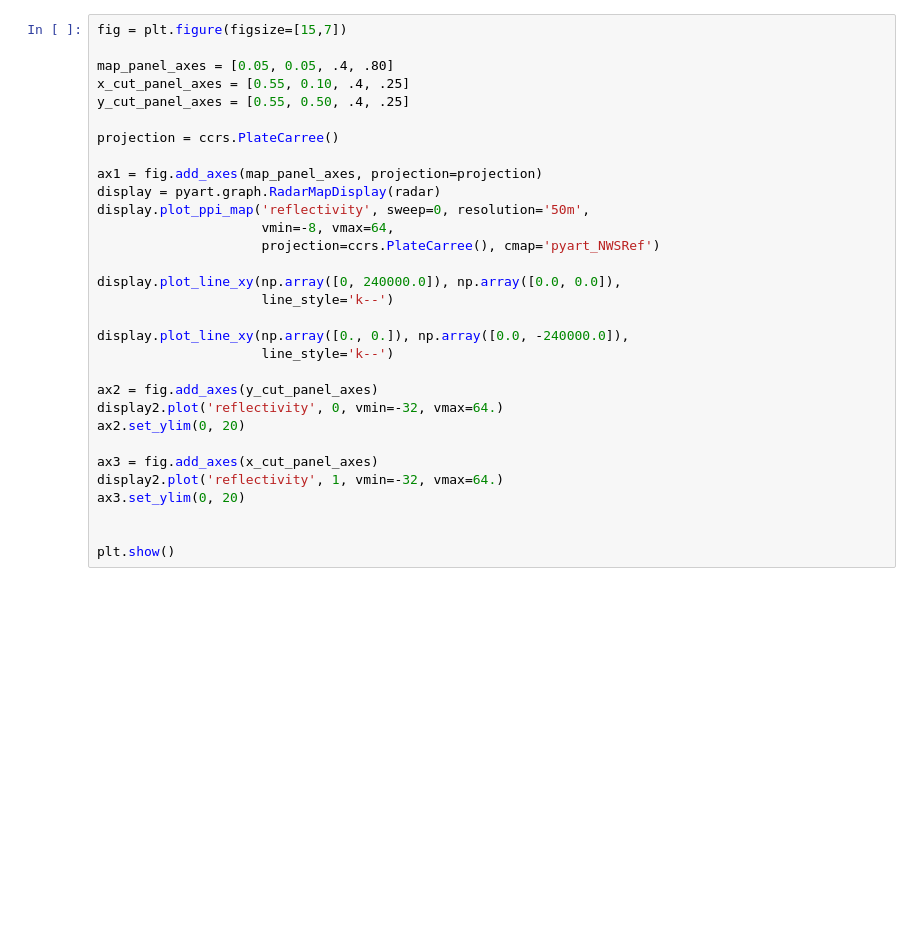
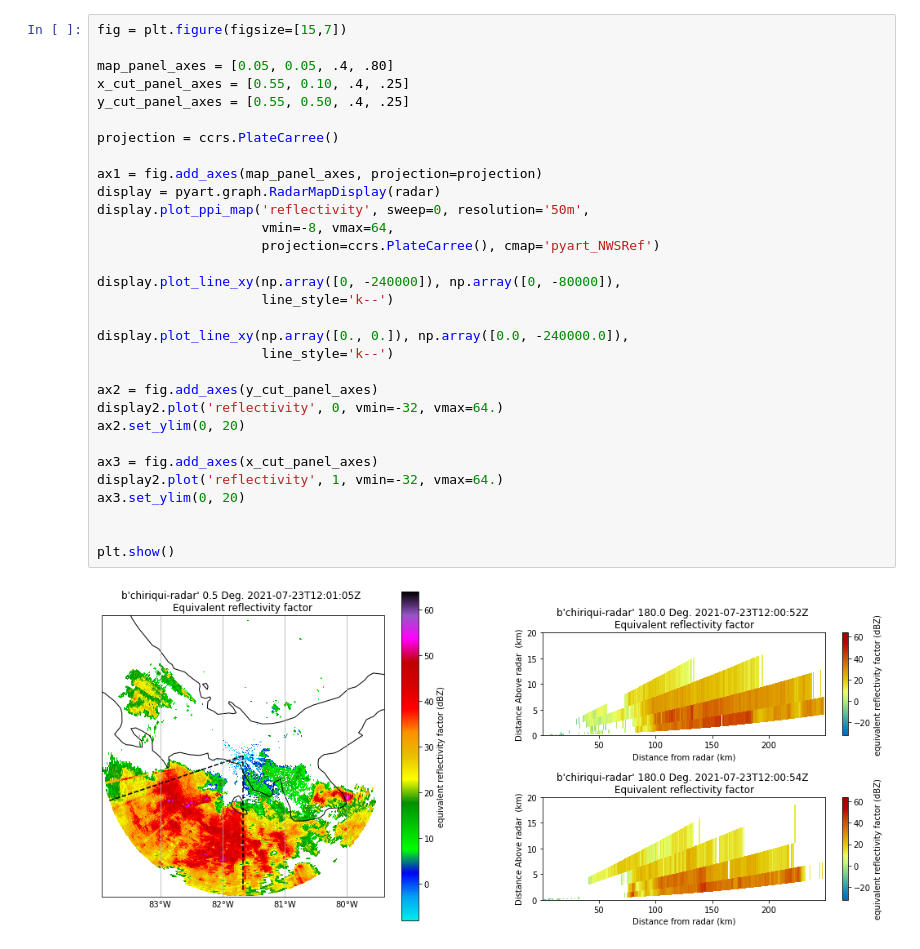
Before and after one commit to aladinor/radar_panama, a Jupyter notebook: Sesion_8/3.vertical_plots.ipynb, the cells around one changed output. Drawn from its saved outputs; the diff is of its cells as text; blank space fills up the shorter version.

```diff
--- a/Sesion_8/3.vertical_plots.ipynb
+++ b/Sesion_8/3.vertical_plots.ipynb
@@ -48,31 +40,33 @@ plt.show()
 # %%
 fig = plt.figure(figsize=[15,7])
 
 map_panel_axes = [0.05, 0.05, .4, .80]
 x_cut_panel_axes = [0.55, 0.10, .4, .25]
 y_cut_panel_axes = [0.55, 0.50, .4, .25]
 
 projection = ccrs.PlateCarree()
 
 ax1 = fig.add_axes(map_panel_axes, projection=projection)
 display = pyart.graph.RadarMapDisplay(radar)
 display.plot_ppi_map('reflectivity', sweep=0, resolution='50m',
                      vmin=-8, vmax=64,
                      projection=ccrs.PlateCarree(), cmap='pyart_NWSRef')
 
-display.plot_line_xy(np.array([0, 240000.0]), np.array([0.0, 0.0]),
+display.plot_line_xy(np.array([0, -240000]), np.array([0, -80000]),
                      line_style='k--')
 
 display.plot_line_xy(np.array([0., 0.]), np.array([0.0, -240000.0]),
                      line_style='k--')
 
 ax2 = fig.add_axes(y_cut_panel_axes)
 display2.plot('reflectivity', 0, vmin=-32, vmax=64.)
 ax2.set_ylim(0, 20)
 
 ax3 = fig.add_axes(x_cut_panel_axes)
 display2.plot('reflectivity', 1, vmin=-32, vmax=64.)
 ax3.set_ylim(0, 20)
 
 
 plt.show()
+# %% [output]
+[figure, added]
```
Also changed, not shown: parts of 4 cells of this notebook, 6 other files.
